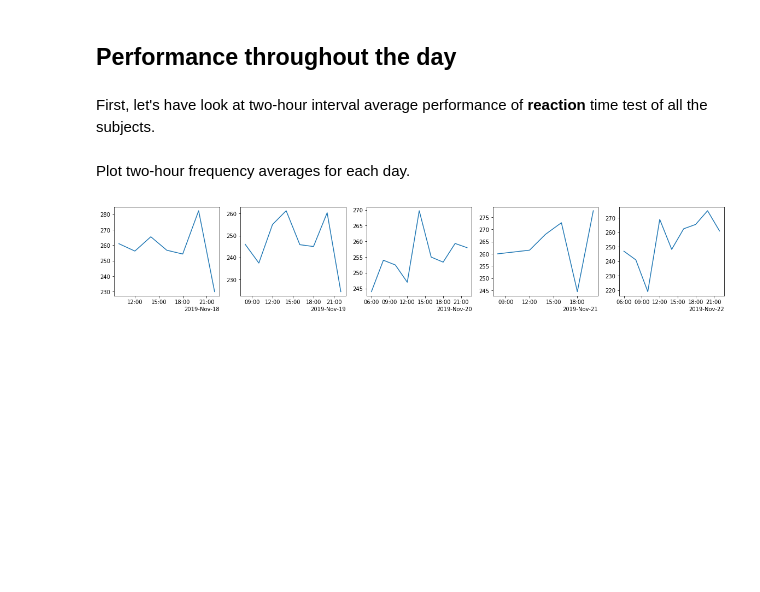
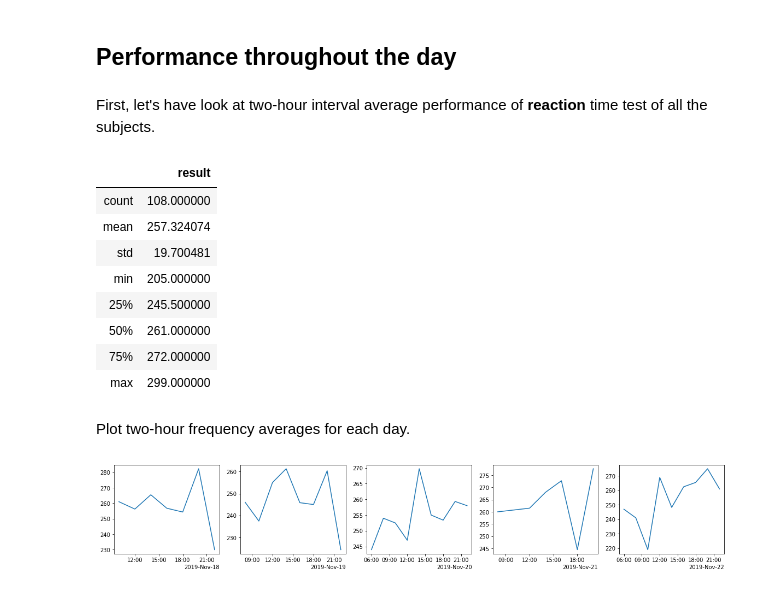
Before and after one commit to kaareltinn/icns-project, a Jupyter notebook: project.ipynb, the cells around one changed output. Saved outputs shown, nothing was run; the diff lists cells and outputs as text; code cells hidden in the pictures; blank space fills up the shorter version.

```diff
--- a/project.ipynb
+++ b/project.ipynb
@@ -138,13 +169,25 @@ First, let's have look at two-hour interval average performance of **reaction**
 # %%
 # Combine all subjects reaction data into single dataframe
 reaction_data = pd.concat(total_data['reaction'])
+
 
 # Set 'datetime' column as dateframe index for making it possible resample based on it
 reaction_data.set_index(reaction_data['datetime'], inplace=True)
 reaction_data = reaction_data.loc['2019-11-18':'2019-11-22'] # Disgarding data from 23rd and 24th November since only present for one subject
 
 two_hour_interval_result_means = reaction_data.resample('2H').mean().dropna() # Two-hour interval 'result' means, dropping NaN results
 daily_result_means = reaction_data.resample('D').mean() # Daily 'result' means
+reaction_data.describe()
+# %% [output]
+|  | result |
+| count | 108.000000 |
+| mean | 257.324074 |
+| std | 19.700481 |
+| min | 205.000000 |
+| 25% | 245.500000 |
+| 50% | 261.000000 |
+| 75% | 272.000000 |
+| max | 299.000000 |
 # %% [markdown]
 Plot two-hour frequency averages for each day.
 # %%
```
Also changed, not shown: parts of 2 cells of this notebook.
